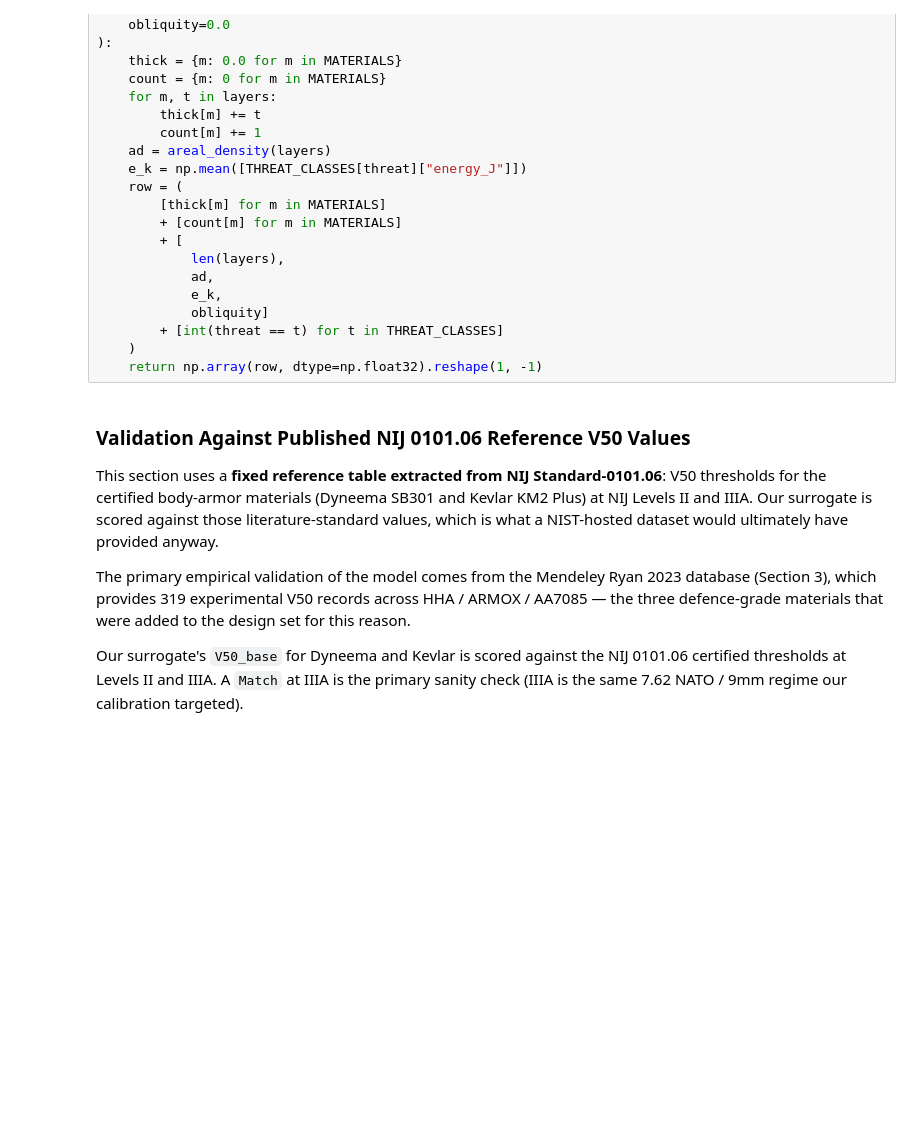
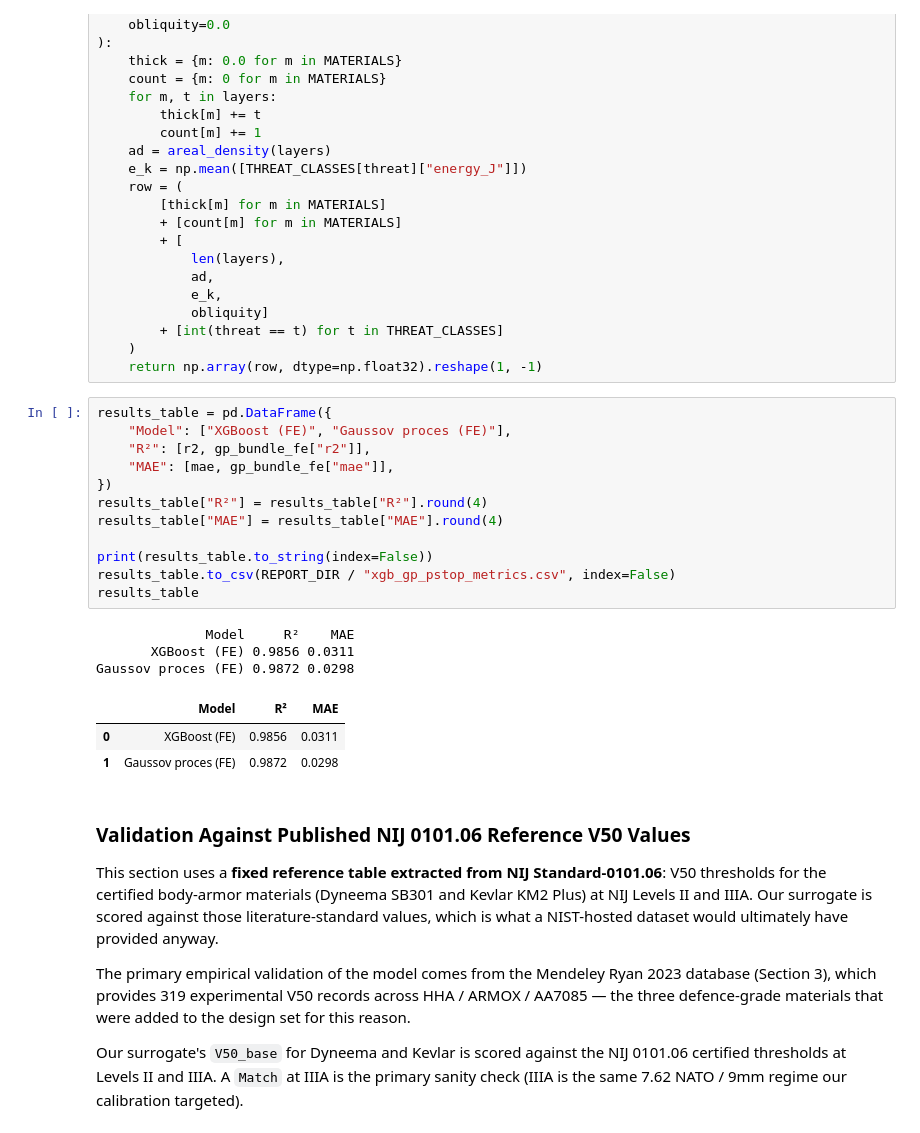
Before and after one commit to lsebalj1/ML-geometry-shield-optimization, a Jupyter notebook: 01_Design_XGBoost_Passive.ipynb, the cells around one changed output. Saved outputs shown, nothing was run; the diff lists cells and outputs as text; blank space fills up the shorter version.

```diff
--- a/01_Design_XGBoost_Passive.ipynb
+++ b/01_Design_XGBoost_Passive.ipynb
@@ -884,6 +863,25 @@ def encode_layers(
         + [int(threat == t) for t in THREAT_CLASSES]
     )
     return np.array(row, dtype=np.float32).reshape(1, -1)
+# %%
+results_table = pd.DataFrame({
+    "Model": ["XGBoost (FE)", "Gaussov proces (FE)"],
+    "R²": [r2, gp_bundle_fe["r2"]],
+    "MAE": [mae, gp_bundle_fe["mae"]],
+})
+results_table["R²"] = results_table["R²"].round(4)
+results_table["MAE"] = results_table["MAE"].round(4)
+
+print(results_table.to_string(index=False))
+results_table.to_csv(REPORT_DIR / "xgb_gp_pstop_metrics.csv", index=False)
+results_table
+# %% [output]
+              Model     R²    MAE
+       XGBoost (FE) 0.9856 0.0311
+Gaussov proces (FE) 0.9872 0.0298
+|  | Model | R² | MAE |
+| 0 | XGBoost (FE) | 0.9856 | 0.0311 |
+| 1 | Gaussov proces (FE) | 0.9872 | 0.0298 |
 # %% [markdown]
 ### Validation Against Published NIJ 0101.06 Reference V50 Values
 
```
Also changed, not shown: parts of 7 cells of this notebook, 1 other file.
